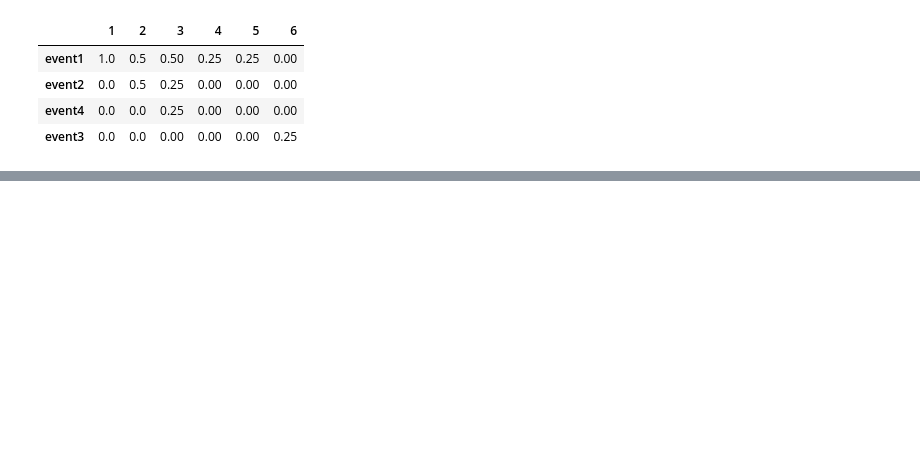
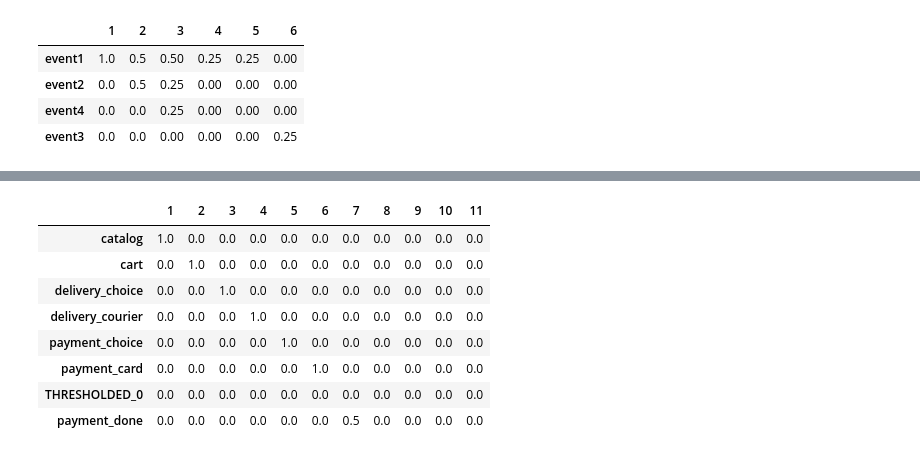
Before and after one commit to retentioneering/retentioneering-tools, a Jupyter notebook: examples/step_matrix_tests#PLAT-262.ipynb, the cells around one changed output, grey strips where cells are left out. Drawn from its saved outputs; the diff is of its cells as text; code cells hidden in the pictures; blank space fills up the shorter version.

```diff
--- a/examples/step_matrix_tests#PLAT-262.ipynb
+++ b/examples/step_matrix_tests#PLAT-262.ipynb
@@ -361,0 +731,27 @@ correct_result
+# %%
+correct_result = pd.DataFrame(
+            [
+                [1.0, 0.0, 0.0, 0.0, 0.0, 0.0, 0.0, 0.0, 0.0, 0.0, 0.0],
+                [0.0, 1.0, 0.0, 0.0, 0.0, 0.0, 0.0, 0.0, 0.0, 0.0, 0.0],
+                [0.0, 0.0, 1.0, 0.0, 0.0, 0.0, 0.0, 0.0, 0.0, 0.0, 0.0],
+                [0.0, 0.0, 0.0, 1.0, 0.0, 0.0, 0.0, 0.0, 0.0, 0.0, 0.0],
+                [0.0, 0.0, 0.0, 0.0, 1.0, 0.0, 0.0, 0.0, 0.0, 0.0, 0.0],
+                [0.0, 0.0, 0.0, 0.0, 0.0, 1.0, 0.0, 0.0, 0.0, 0.0, 0.0], #payment_card
+                [0.0, 0.0, 0.0, 0.0, 0.0, 0.0, 0.0, 0.0, 0.0, 0.0, 0.0], #THRESHOLDED_0
+                [0.0, 0.0, 0.0, 0.0, 0.0, 0.0, 0.5, 0.0, 0.0, 0.0, 0.0], #payment_done
+
+            ], index=(['catalog', 'cart', 'delivery_choice', 'delivery_courier',
+       'payment_choice', 'payment_card', 'THRESHOLDED_0', 'payment_done']),
+                columns=[1, 2 , 3, 4, 5, 6, 7, 8, 9, 10, 11]
+        )
+correct_result
+# %% [output]
+|  | 1 | 2 | 3 | 4 | 5 | 6 | 7 | 8 | 9 | 10 | 11 |
+| catalog | 1.0 | 0.0 | 0.0 | 0.0 | 0.0 | 0.0 | 0.0 | 0.0 | 0.0 | 0.0 | 0.0 |
+| cart | 0.0 | 1.0 | 0.0 | 0.0 | 0.0 | 0.0 | 0.0 | 0.0 | 0.0 | 0.0 | 0.0 |
+| delivery_choice | 0.0 | 0.0 | 1.0 | 0.0 | 0.0 | 0.0 | 0.0 | 0.0 | 0.0 | 0.0 | 0.0 |
+| delivery_courier | 0.0 | 0.0 | 0.0 | 1.0 | 0.0 | 0.0 | 0.0 | 0.0 | 0.0 | 0.0 | 0.0 |
+| payment_choice | 0.0 | 0.0 | 0.0 | 0.0 | 1.0 | 0.0 | 0.0 | 0.0 | 0.0 | 0.0 | 0.0 |
+| payment_card | 0.0 | 0.0 | 0.0 | 0.0 | 0.0 | 1.0 | 0.0 | 0.0 | 0.0 | 0.0 | 0.0 |
+| THRESHOLDED_0 | 0.0 | 0.0 | 0.0 | 0.0 | 0.0 | 0.0 | 0.0 | 0.0 | 0.0 | 0.0 | 0.0 |
+| payment_done | 0.0 | 0.0 | 0.0 | 0.0 | 0.0 | 0.0 | 0.5 | 0.0 | 0.0 | 0.0 | 0.0 |
```
Also changed, not shown: parts of 47 cells of this notebook.
